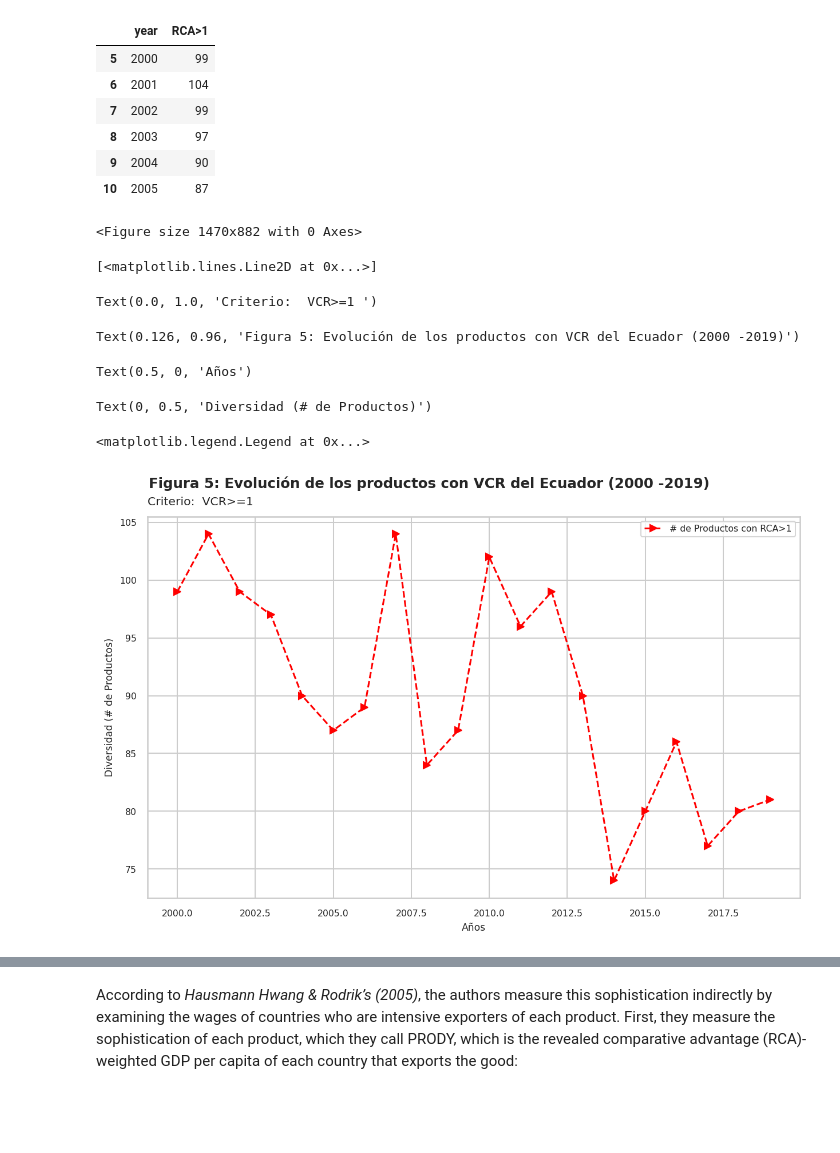
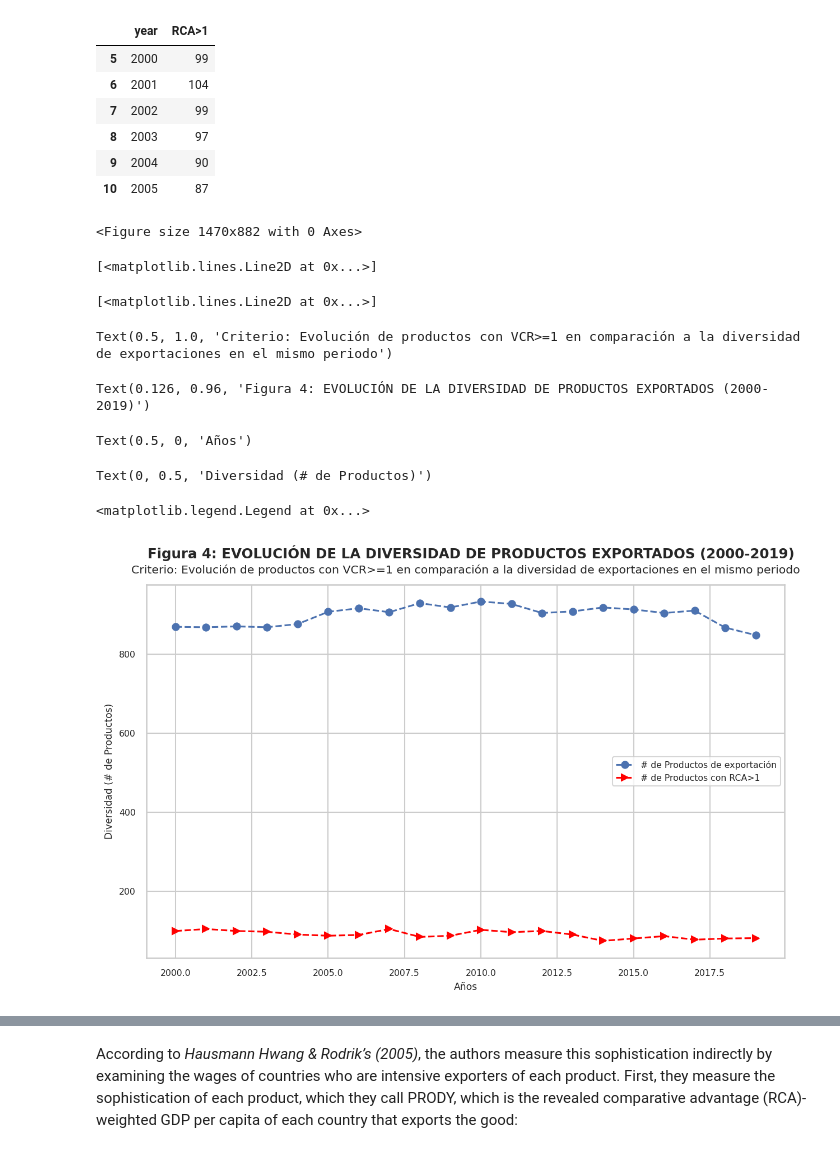
Before and after one commit to descandon88/Ecuador-Growth-data-set, a Jupyter notebook: Ecuador_contrade_data_analysis.ipynb, the cells around one changed output, grey strips where cells are left out. Cells and saved outputs as stored; diff of their text form; code cells hidden in the pictures; blank space fills up the shorter version.

```diff
--- a/Ecuador_contrade_data_analysis.ipynb
+++ b/Ecuador_contrade_data_analysis.ipynb
@@ -568,7 +568,7 @@ df_rca_ec.sample(n=20)
 # %%
 a = df_rca_ec.copy()
 
-exp_div_ec=a.groupby('year')['export_value'].apply(lambda x: (x>0).sum()).reset_index(name='export_quantity')
+exp_div_ec=a.groupby('year')['export_value'].apply(lambda x: (x>0).sum()).reset_index(name='export_diversity')
 
 # exp_div_ec.head(5)
 # a.sample(n=25)
@@ -642,33 +642,34 @@ rca_div_ec.head(6)
 # %%
 plt.figure(figsize=(10,6))
 
-# plt.plot("year", "export_quantity", marker='o', linestyle='dashed',data=exp_div_ec, label = "# de Productos de exportación")
+plt.plot("year", "export_diversity", marker='o', linestyle='dashed',data=exp_div_ec, label = "# de Productos de exportación")
 plt.plot("year", "RCA>1", marker='>', linestyle='dashed',color = 'red',data=rca_div_ec, label = "# de Productos con RCA>1")
 
 
 
-plt.title('Criterio:  VCR>=1 ',  fontsize=10,
+plt.title('Criterio: Evolución de productos con VCR>=1 en comparación a la diversidad de exportaciones en el mismo periodo',  fontsize=10,
     pad=10,
-    loc="left")
+    loc="center")
 plt.suptitle(
-    "Figura 5: Evolución de los productos con VCR del Ecuador (2000 -2019)",
+    "Figura 4: EVOLUCIÓN DE LA DIVERSIDAD DE PRODUCTOS EXPORTADOS (2000-2019)",
     fontsize=12,
     fontweight="bold",
     x=0.126,
     y=0.96,
     ha="left",
 )
 plt.xlabel('Años')
 plt.ylabel('Diversidad (# de Productos)')
 
 plt.legend()
 plt.show()
 # %% [output]
 <Figure size 1470x882 with 0 Axes>
 [<matplotlib.lines.Line2D at 0x...>]
-Text(0.0, 1.0, 'Criterio:  VCR>=1 ')
+[<matplotlib.lines.Line2D at 0x...>]
-Text(0.126, 0.96, 'Figura 5: Evolución de los productos con VCR del Ecuador (2000 -2019)')
+Text(0.5, 1.0, 'Criterio: Evolución de productos con VCR>=1 en comparación a la diversidad de exportaciones en el mismo periodo')
-Text(0.5, 0, 'Años')
+Text(0.126, 0.96, 'Figura 4: EVOLUCIÓN DE LA DIVERSIDAD DE PRODUCTOS EXPORTADOS (2000-2019)')
-Text(0, 0.5, 'Diversidad (# de Productos)')
+Text(0.5, 0, 'Años')
-<matplotlib.legend.Legend at 0x...>
+Text(0, 0.5, 'Diversidad (# de Productos)')
+<matplotlib.legend.Legend at 0x...>
-[figure, old version]
+[figure, new version]
```
Also changed, not shown: parts of 7 cells of this notebook.
